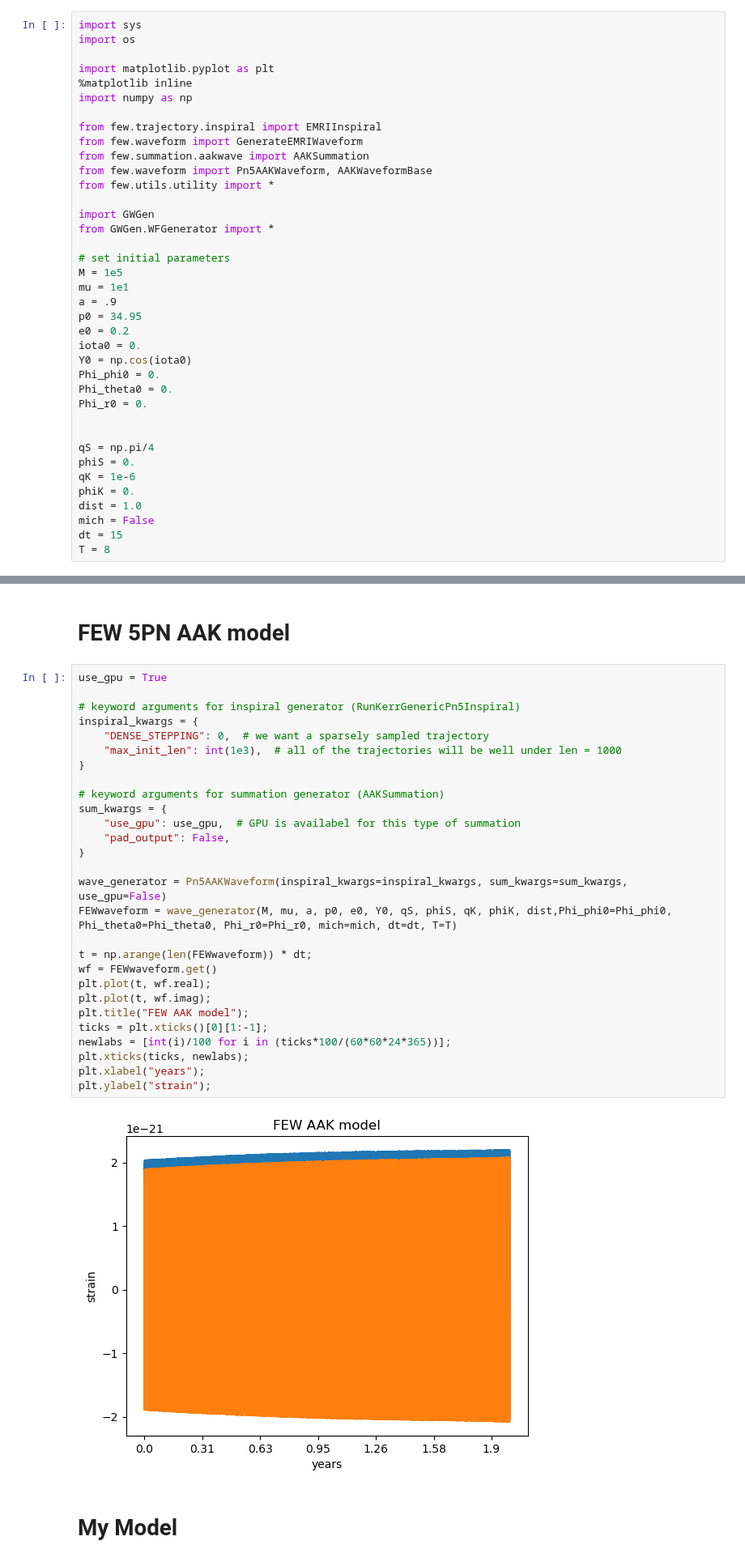
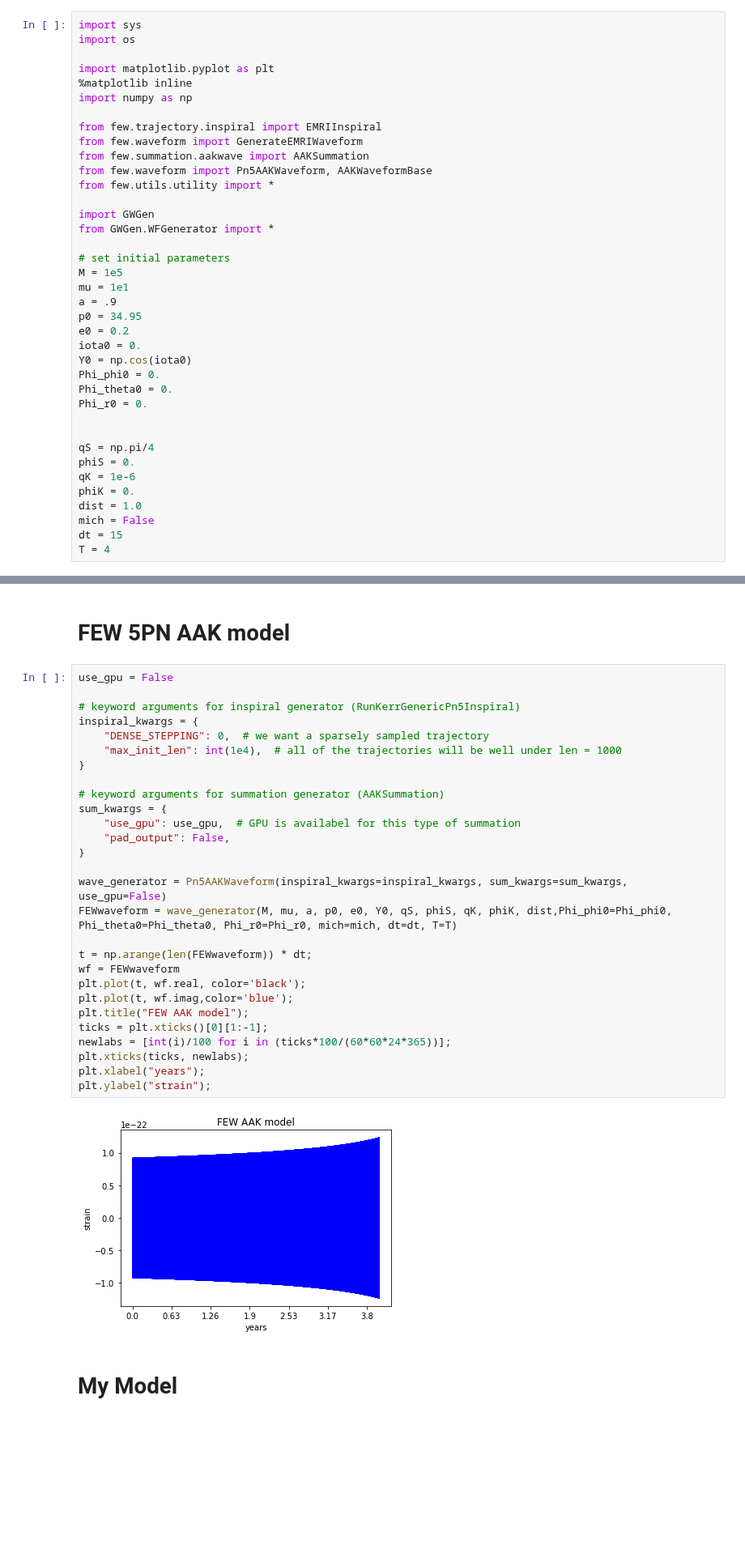
Before and after one commit to Shaun-F/GWGenerator, a Jupyter notebook: debugging/Compare generated waveforms.ipynb, the cells around one changed output, grey strips where cells are left out. Shown at 81% size. Drawn from its saved outputs; the diff is of its cells as text; blank space fills up the shorter version.

```diff
--- a/debugging/Compare generated waveforms.ipynb
+++ b/debugging/Compare generated waveforms.ipynb
@@ -35,4 +35,4 @@ phiK = 0.
 dist = 1.0
 mich = False
 dt = 15
-T = 8
+T = 4
@@ -41,35 +39,35 @@ ModuleNotFoundError: No module named 'few'
 # %% [markdown]
 # FEW 5PN AAK model
 # %%
-use_gpu = True
+use_gpu = False
 
 # keyword arguments for inspiral generator (RunKerrGenericPn5Inspiral)
 inspiral_kwargs = {
     "DENSE_STEPPING": 0,  # we want a sparsely sampled trajectory
-    "max_init_len": int(1e3),  # all of the trajectories will be well under len = 1000
+    "max_init_len": int(1e4),  # all of the trajectories will be well under len = 1000
 }
 
 # keyword arguments for summation generator (AAKSummation)
 sum_kwargs = {
     "use_gpu": use_gpu,  # GPU is availabel for this type of summation
     "pad_output": False,
 }
 
 wave_generator = Pn5AAKWaveform(inspiral_kwargs=inspiral_kwargs, sum_kwargs=sum_kwargs, use_gpu=False)
 FEWwaveform = wave_generator(M, mu, a, p0, e0, Y0, qS, phiS, qK, phiK, dist,Phi_phi0=Phi_phi0, Phi_theta0=Phi_theta0, Phi_r0=Phi_r0, mich=mich, dt=dt, T=T)
 
 t = np.arange(len(FEWwaveform)) * dt;
-wf = FEWwaveform.get()
-plt.plot(t, wf.real);
-plt.plot(t, wf.imag);
+wf = FEWwaveform
+plt.plot(t, wf.real, color='black');
+plt.plot(t, wf.imag,color='blue');
 plt.title("FEW AAK model");
 ticks = plt.xticks()[0][1:-1];
 newlabs = [int(i)/100 for i in (ticks*100/(60*60*24*365))];
 plt.xticks(ticks, newlabs);
 plt.xlabel("years");
 plt.ylabel("strain");
 # %% [output]
-[figure, old version]
+[figure, new version]
 # %% [markdown]
 # My Model
 # %%
```
Also changed, not shown: parts of 4 cells of this notebook, 5 other files.
